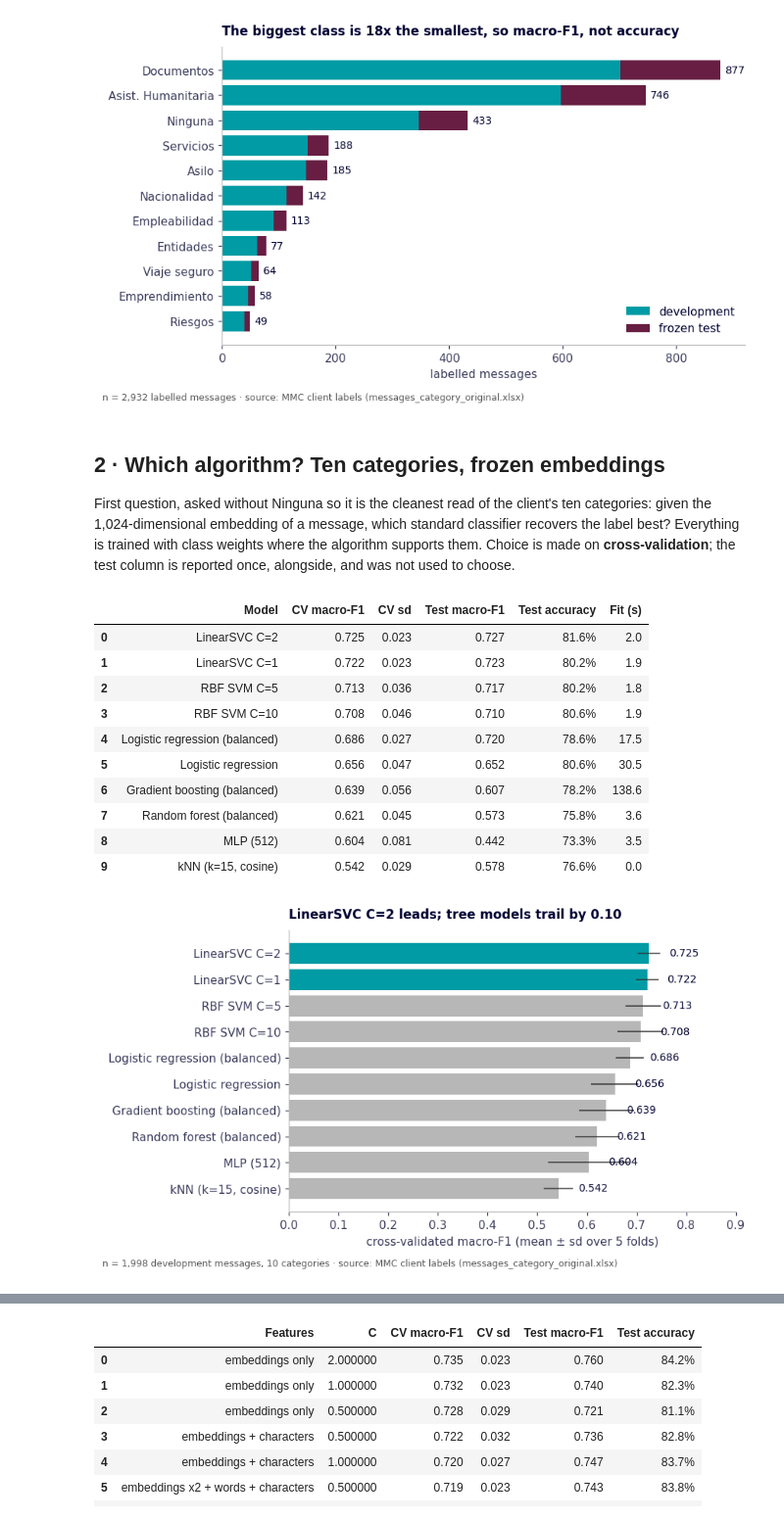
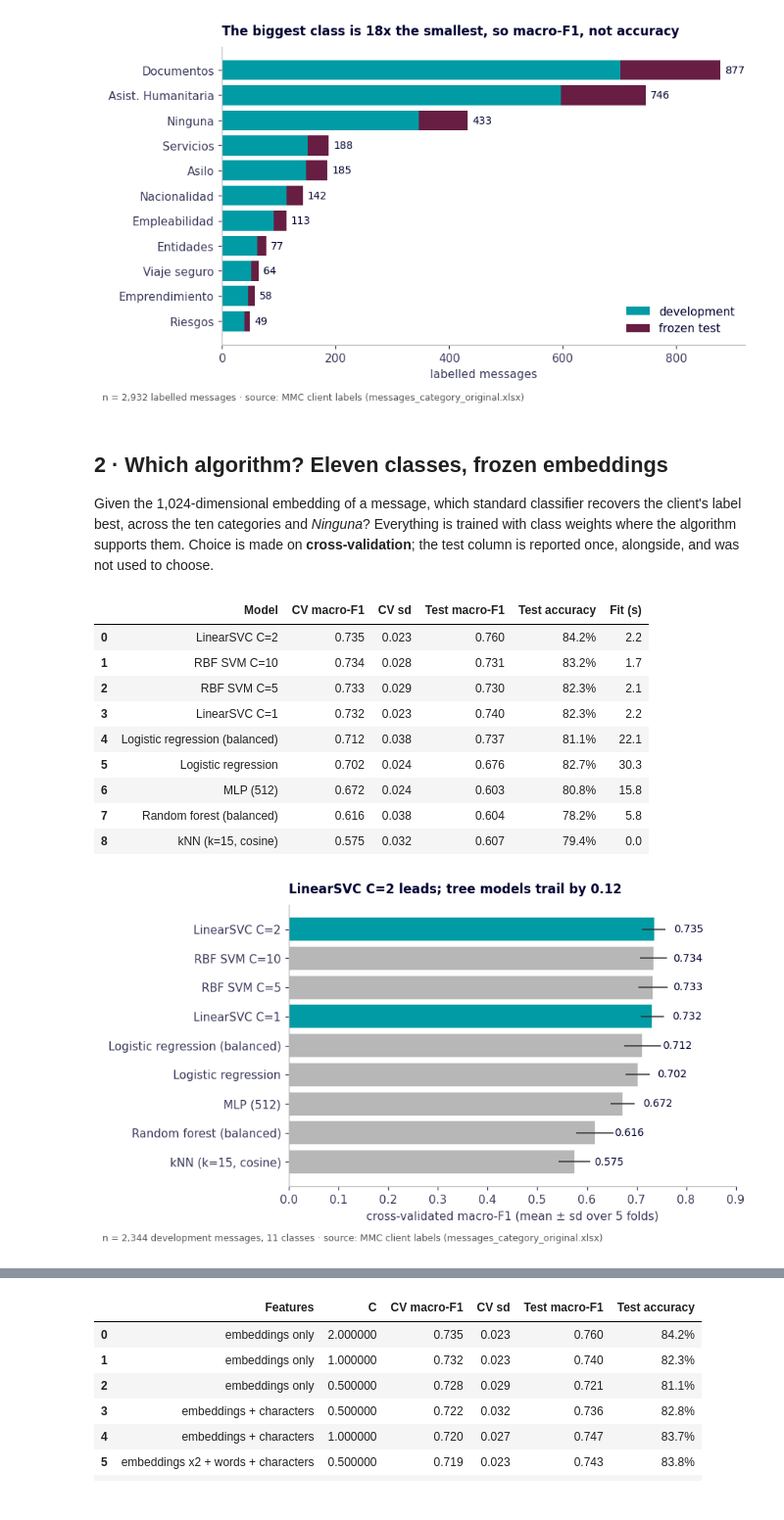
Before and after one commit to DiversaStudio/chatbot_methodology_mmc, a Jupyter notebook: notebooks/04_message_categories.ipynb, the cells around one changed output, grey strips where cells are left out. Shown at 98% size. Saved outputs shown, nothing was run; the diff lists cells and outputs as text; code cells hidden in the pictures.

```diff
--- a/notebooks/04_message_categories.ipynb
+++ b/notebooks/04_message_categories.ipynb
@@ -114,12 +115,12 @@ plt.tight_layout(); plt.show()
 # %% [output]
 [figure]
 # %% [markdown]
-## 2 · Which algorithm? Ten categories, frozen embeddings
+## 2 · Which algorithm? Eleven classes, frozen embeddings
 
-First question, asked without Ninguna so it is the cleanest read of the client's ten categories: given the
-1,024-dimensional embedding of a message, which standard classifier recovers the label best? Everything is
-trained with class weights where the algorithm supports them. Choice is made on **cross-validation**; the
-test column is reported once, alongside, and was not used to choose.
+Given the 1,024-dimensional embedding of a message, which standard classifier recovers the client's label best,
+across the ten categories and *Ninguna*? Everything is trained with class weights where the algorithm supports
+them. Choice is made on **cross-validation**; the test column is reported once, alongside, and was not used to
+choose.
 # %%
 MODELS = {
     "LinearSVC C=2":            lambda: LinearSVC(C=2, class_weight="balanced"),
@@ -130,7 +131,6 @@ MODELS = {
     "Logistic regression":      lambda: LogisticRegression(C=10, max_iter=2000),
     "kNN (k=15, cosine)":       lambda: KNeighborsClassifier(15, metric="cosine"),
     "MLP (512)":                lambda: MLPClassifier((512,), alpha=1e-2, early_stopping=True, max_iter=300, random_state=0),
-    "Gradient boosting (balanced)": lambda: HistGradientBoostingClassifier(class_weight="balanced", random_state=0),
     "Random forest (balanced)": lambda: RandomForestClassifier(500, class_weight="balanced", n_jobs=-1, random_state=0),
 }
 
@@ -143,36 +143,33 @@ def compare(models, idx_dev, idx_test, X=X_all):
                      "Test macro-F1": r["test_macro_f1"], "Test accuracy": r["test_accuracy"], "Fit (s)": sec})
     return pd.DataFrame(rows).sort_values("CV macro-F1", ascending=False).reset_index(drop=True)
 
-topic = y != cz.NONE
-dev10, test10 = dev_idx[topic[dev_idx]], test_idx[topic[test_idx]]
-res10 = compare(MODELS, dev10, test10)
-res10.round(3).style.format({"CV sd": "{:.3f}", "CV macro-F1": "{:.3f}", "Test macro-F1": "{:.3f}", "Test accuracy": "{:.1%}", "Fit (s)": "{:.1f}"})
+res = compare(MODELS, dev_idx, test_idx)
+res.round(3).style.format({"CV sd": "{:.3f}", "CV macro-F1": "{:.3f}", "Test macro-F1": "{:.3f}", "Test accuracy": "{:.1%}", "Fit (s)": "{:.1f}"})
 # %% [output]
 |  | Model | CV macro-F1 | CV sd | Test macro-F1 | Test accuracy | Fit (s) |
-| 0 | LinearSVC C=2 | 0.725 | 0.023 | 0.727 | 81.6% | 2.0 |
-| 1 | LinearSVC C=1 | 0.722 | 0.023 | 0.723 | 80.2% | 1.9 |
-| 2 | RBF SVM C=5 | 0.713 | 0.036 | 0.717 | 80.2% | 1.8 |
-| 3 | RBF SVM C=10 | 0.708 | 0.046 | 0.710 | 80.6% | 1.9 |
-| 4 | Logistic regression (balanced) | 0.686 | 0.027 | 0.720 | 78.6% | 17.5 |
-| 5 | Logistic regression | 0.656 | 0.047 | 0.652 | 80.6% | 30.5 |
-| 6 | Gradient boosting (balanced) | 0.639 | 0.056 | 0.607 | 78.2% | 138.6 |
-| 7 | Random forest (balanced) | 0.621 | 0.045 | 0.573 | 75.8% | 3.6 |
-| 8 | MLP (512) | 0.604 | 0.081 | 0.442 | 73.3% | 3.5 |
-| 9 | kNN (k=15, cosine) | 0.542 | 0.029 | 0.578 | 76.6% | 0.0 |
+| 0 | LinearSVC C=2 | 0.735 | 0.023 | 0.760 | 84.2% | 2.2 |
+| 1 | RBF SVM C=10 | 0.734 | 0.028 | 0.731 | 83.2% | 1.7 |
+| 2 | RBF SVM C=5 | 0.733 | 0.029 | 0.730 | 82.3% | 2.1 |
+| 3 | LinearSVC C=1 | 0.732 | 0.023 | 0.740 | 82.3% | 2.2 |
+| 4 | Logistic regression (balanced) | 0.712 | 0.038 | 0.737 | 81.1% | 22.1 |
+| 5 | Logistic regression | 0.702 | 0.024 | 0.676 | 82.7% | 30.3 |
+| 6 | MLP (512) | 0.672 | 0.024 | 0.603 | 80.8% | 15.8 |
+| 7 | Random forest (balanced) | 0.616 | 0.038 | 0.604 | 78.2% | 5.8 |
+| 8 | kNN (k=15, cosine) | 0.575 | 0.032 | 0.607 | 79.4% | 0.0 |
 # %%
 # --- Figure 2: the algorithm comparison ---
-r = res10.iloc[::-1]
+r = res.iloc[::-1]
 fig, ax = plt.subplots(figsize=(8, 4.4))
 ax.barh(r["Model"], r["CV macro-F1"], xerr=r["CV sd"], color=[theme.TEAL if m.startswith("LinearSVC") else theme.GREY for m in r["Model"]],
         error_kw={"ecolor": "#333", "lw": 1})
 for i, v in enumerate(r["CV macro-F1"]):
     ax.text(v + 0.04, i, f"{v:.3f}", va="center", fontsize=9)
 ax.set_xlim(0, 0.9); ax.set_xlabel("cross-validated macro-F1 (mean ± sd over 5 folds)")
-best = res10.iloc[0]
-ax.set_title(f"{best['Model']} leads; tree models trail by {best['CV macro-F1'] - res10.loc[res10['Model'].str.startswith('Random'), 'CV macro-F1'].iloc[0]:.2f}",
+best = res.iloc[0]
+ax.set_title(f"{best['Model']} leads; tree models trail by {best['CV macro-F1'] - res.loc[res['Model'].str.startswith('Random'), 'CV macro-F1'].iloc[0]:.2f}",
              loc="left", fontsize=11)
-fig.text(0.01, -0.02, f"n = {len(dev10):,} development messages, 10 categories · {SRC}", fontsize=8, color="#555")
+fig.text(0.01, -0.02, f"n = {len(dev_idx):,} development messages, 11 classes · {SRC}", fontsize=8, color="#555")
 plt.tight_layout(); plt.show()
 # %% [output]
-[figure, old version]
+[figure, new version]
 # %% [markdown]
```
Also changed, not shown: parts of 12 cells of this notebook.
